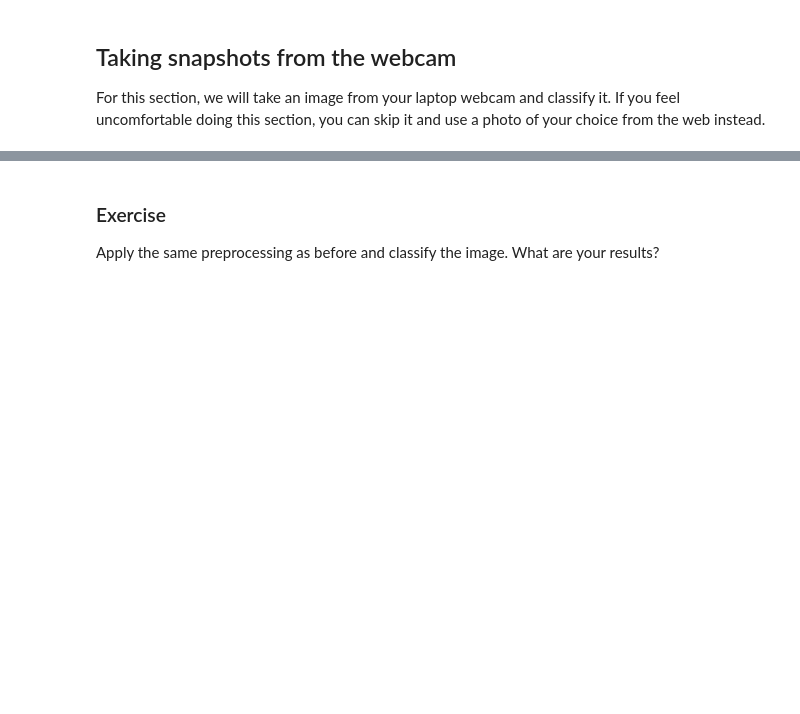
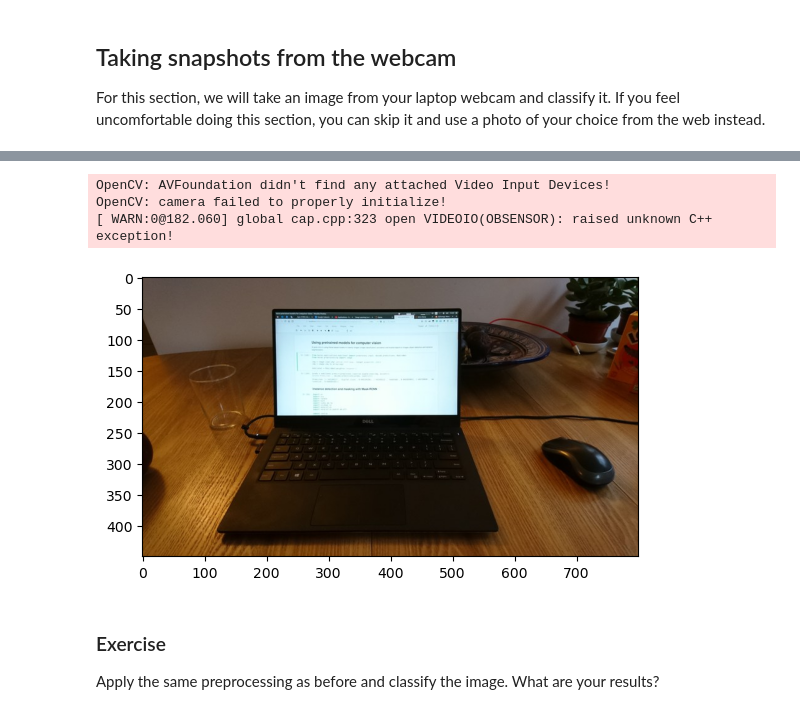
Before and after one commit to sehroz/deep_learning, a Jupyter notebook: 01_materials/labs/lab_4.ipynb, the cells around one changed output, grey strips where cells are left out. Saved outputs shown, nothing was run; the diff lists cells and outputs as text; code cells hidden in the pictures; blank space fills up the shorter version.

```diff
--- a/01_materials/labs/lab_4.ipynb
+++ b/01_materials/labs/lab_4.ipynb
@@ -242,7 +295,8 @@ def camera_grab(camera_id=0, fallback_filename=None):
         camera.release()
     return image
 # %%
-image = camera_grab(camera_id=0, fallback_filename='laptop.jpeg')
+image = camera_grab(camera_id=0, fallback_filename='images/laptop.jpeg')
 plt.imshow(image)
 print("dtype: {}, shape: {}, range: {}".format(
     image.dtype, image.shape, (image.min(), image.max())))
+# %% [output]
@@ -249,3 +316,7 @@ print("dtype: {}, shape: {}, range: {}".format(
+OpenCV: AVFoundation didn't find any attached Video Input Devices!
+OpenCV: camera failed to properly initialize!
+[ WARN:0@182.060] global cap.cpp:323 open VIDEOIO(OBSENSOR): raised unknown C++ exception!
+[figure, added]
 # %% [markdown]
 ### Exercise
 
```
Also changed, not shown: parts of 11 cells of this notebook.
